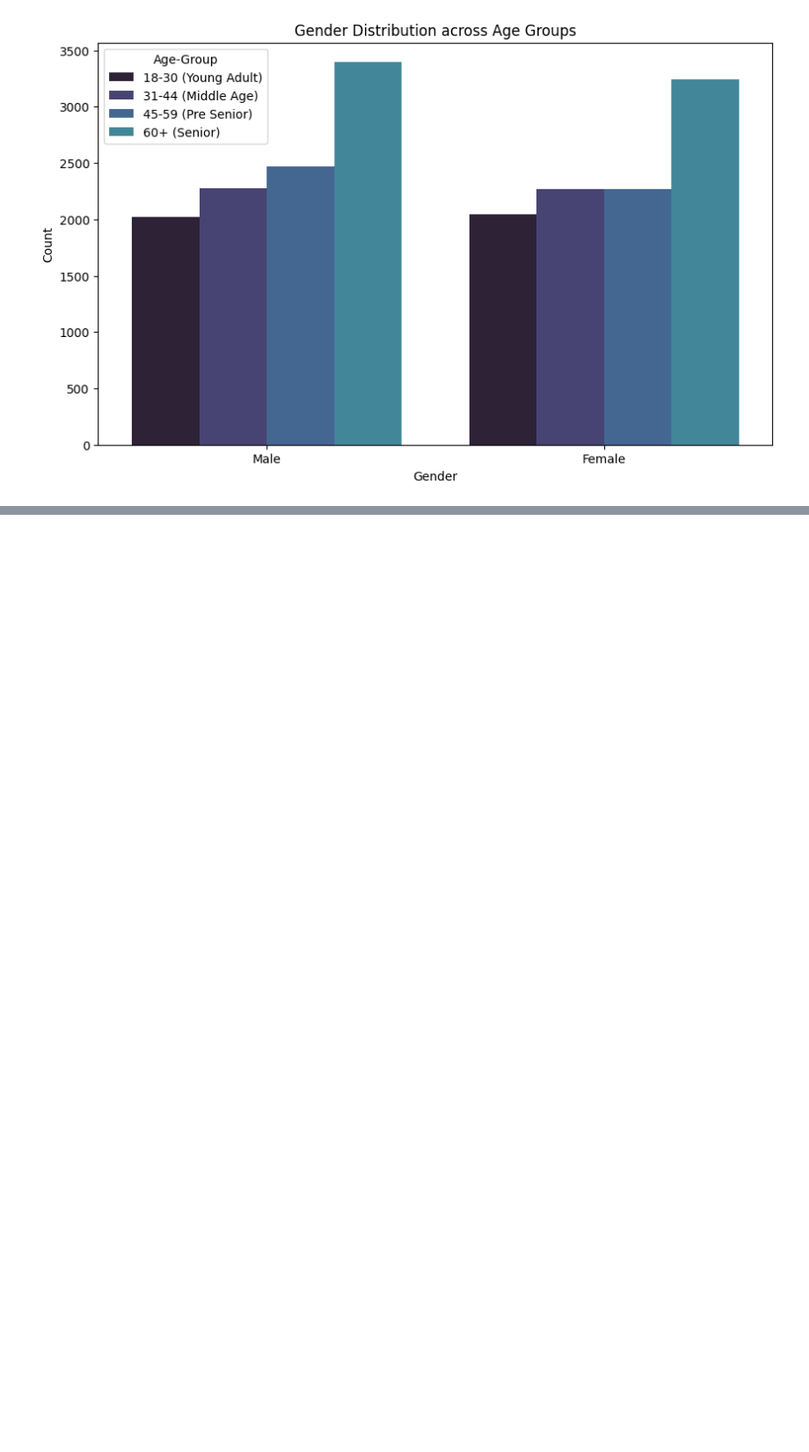
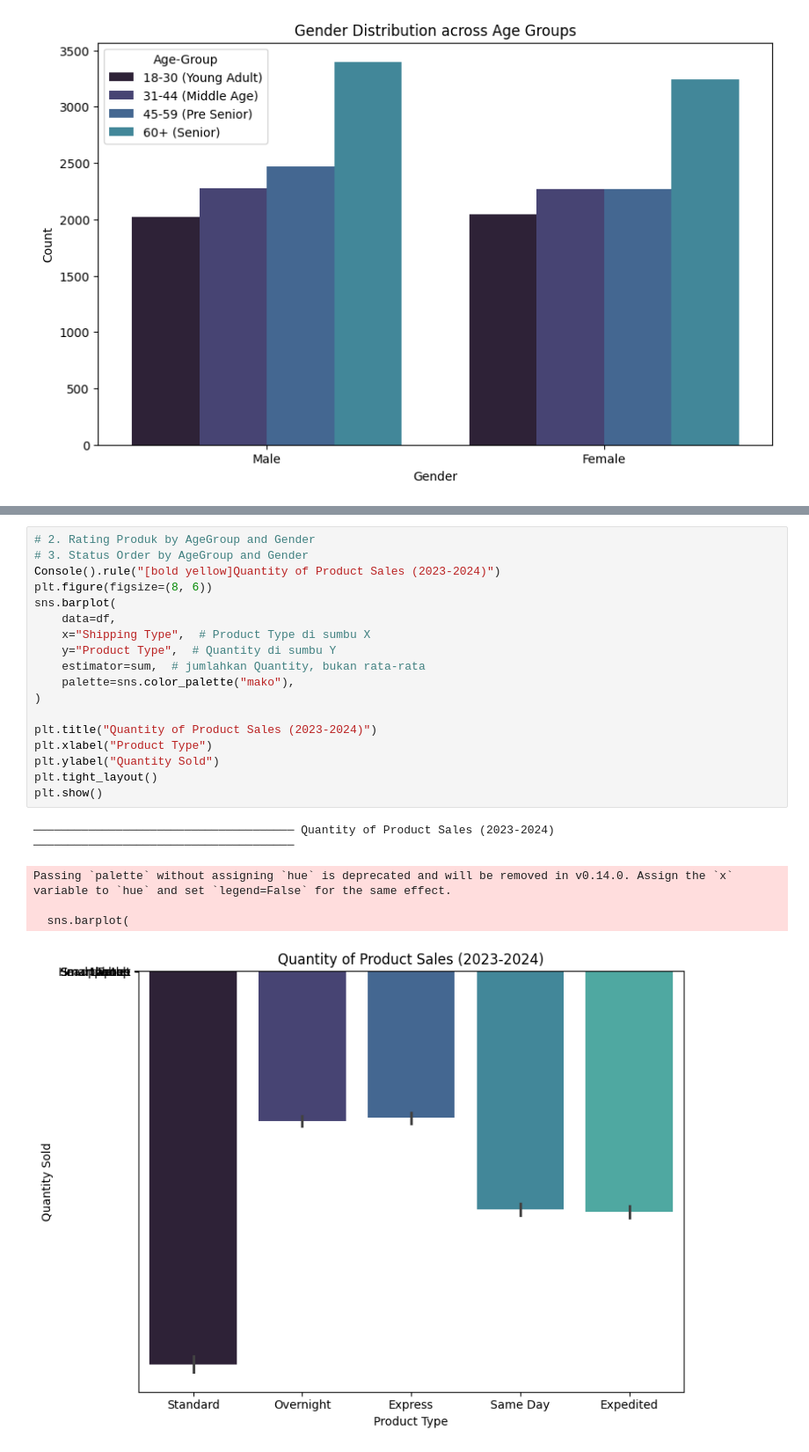
Before and after one commit to apostroef/sales-data-representation, a Jupyter notebook: Data-Visualization.ipynb, the cells around one changed output, grey strips where cells are left out. Shown: that part at 88% size. Cells and saved outputs as stored; diff of their text form; blank space fills up the shorter version.

Commit message:
add: data stat & description

```diff
--- a/Data-Visualization.ipynb
+++ b/Data-Visualization.ipynb
@@ -131,4 +133,28 @@ Passing `palette` without assigning `hue` is deprecated and will be removed in v
 [figure]
+# %%
+# 2. Rating Produk by AgeGroup and Gender
+# 3. Status Order by AgeGroup and Gender
+Console().rule("[bold yellow]Quantity of Product Sales (2023-2024)")
+plt.figure(figsize=(8, 6))
+sns.barplot(
+    data=df,
+    x="Shipping Type",  # Product Type di sumbu X
+    y="Product Type",  # Quantity di sumbu Y
+    estimator=sum,  # jumlahkan Quantity, bukan rata-rata
+    palette=sns.color_palette("mako"),
+)
+
+plt.title("Quantity of Product Sales (2023-2024)")
+plt.xlabel("Product Type")
+plt.ylabel("Quantity Sold")
+plt.tight_layout()
+plt.show()
+# %% [output]
+────────────────────────────────────── Quantity of Product Sales (2023-2024) ──────────────────────────────────────
+Passing `palette` without assigning `hue` is deprecated and will be removed in v0.14.0. Assign the `x` variable to `hue` and set `legend=False` for the same effect.
+
+  sns.barplot(
+[figure, added]
 # %%
 # 2. Product Sales based on Age Group
 
```
Also changed, not shown: parts of 4 cells of this notebook, 1 other file.
